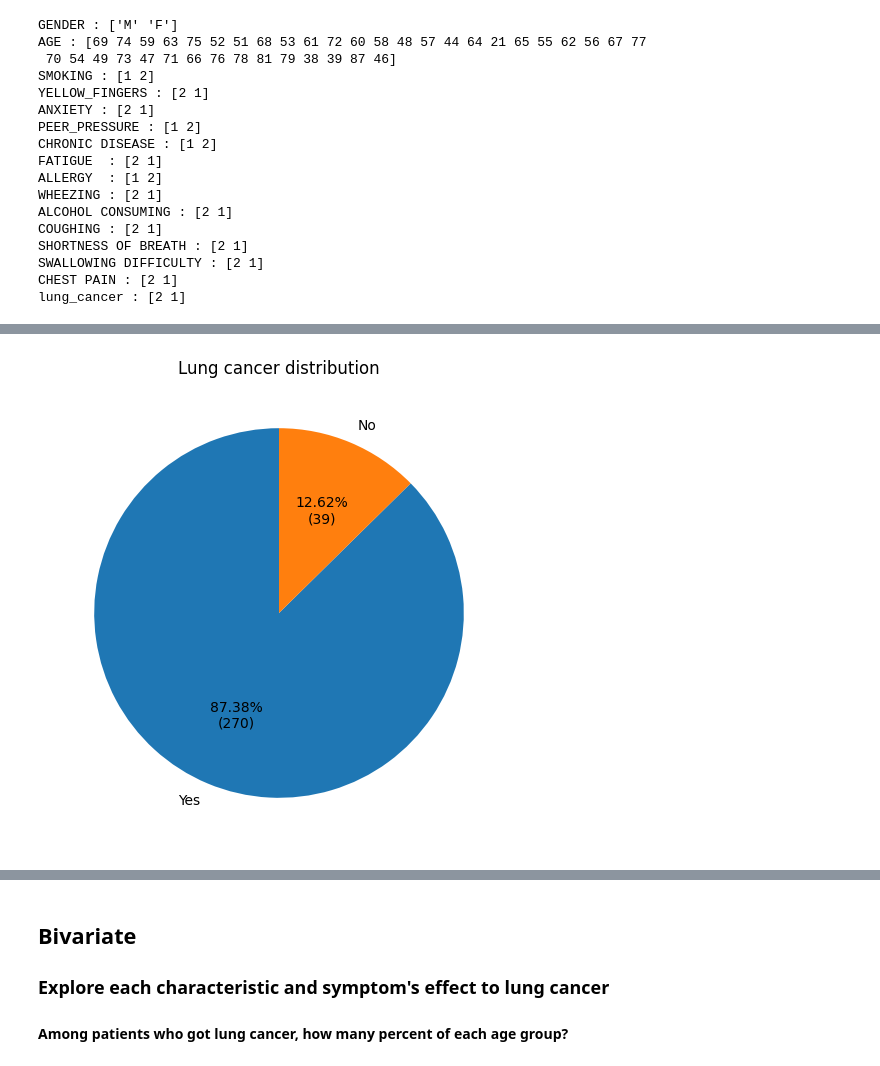
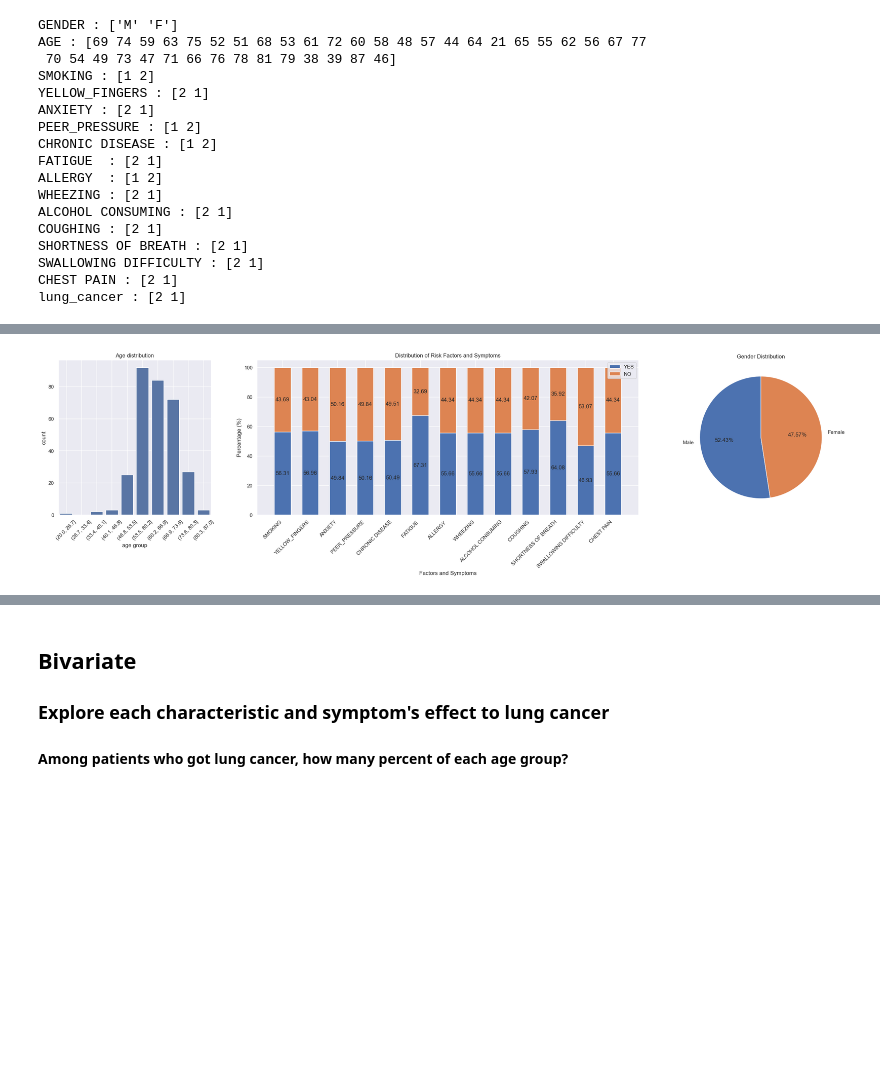
Before and after one commit to hieungoclb02/Lung-cancer-survey, a Jupyter notebook: Code.ipynb, the cells around one changed output, grey strips where cells are left out. Saved outputs shown, nothing was run; the diff lists cells and outputs as text; code cells hidden in the pictures; blank space fills up the shorter version.

```diff
--- a/Code.ipynb
+++ b/Code.ipynb
@@ -153,7 +128,42 @@ plt.subplots_adjust(hspace=0.5)
-# %%
-fig, ax = plt.subplots(figsize=(10,6))
-new_df=df['lung_cancer'].value_counts().to_frame().reset_index()
-ax.pie(startangle=90,labels=['Yes','No'], x=new_df['count'], autopct=lambda p: '{:.2f}%\n({:,.0f})'.format(p, p * sum(new_df['count']) / 100));
-ax.set(title='Lung cancer distribution');
-# %% [output]
-[figure, removed]
+# %%
+sns.set_theme(style="darkgrid")
+chars=list(df.columns[2:-1])
+count={'YES':[],
+      'NO':[]}
+for i in chars:
+    count['YES'].append(round(df[df[i]==2].shape[0]/len(df)*100,2))
+    count['NO'].append(round(df[df[i]==1].shape[0]/len(df)*100,2))
+
+width = 0.6  # the width of the bars: can also be len(x) sequence
+
+fig, ax = plt.subplots(1, 3, figsize=(30, 6), gridspec_kw={'width_ratios': [1, 2.5,1]})
+bottom = np.zeros(len(chars))
+
+for yes_no, yes_no_count in count.items():
+    p = ax[1].bar(chars, yes_no_count, width, label=yes_no, bottom=bottom)
+    bottom += yes_no_count
+
+    ax[1].bar_label(p, label_type='center')
+
+ax[1].set(title='Distribution of Risk Factors and Symptoms',xlabel='Factors and Symptoms', ylabel='Percentage (%)')
+ax[1].set_xticks(range(len(chars)))
+ax[1].set_xticklabels(chars, rotation=45, ha='right')
+ax[1].legend()
+
+age=np.linspace(min(df.AGE)-1,max(df.AGE),11)
+df['age group']=pd.cut(df['AGE'], bins=age)
+df_age=df['age group'].value_counts().to_frame().reset_index()
+df_age['age group']=pd.Categorical(df_age['age group'],ordered=True)
+sns.countplot(x=df['age group'], ax = ax[0])
+ax[0].set(title='Age distribution')
+ax[0].tick_params(axis='x',rotation=45)
+ax[0].grid(True)
+
+gender=[len(df[df['GENDER']=='M']),len(df[df['GENDER']=='F'])]
+label=['Male','Female']
+ax[2].pie(gender,labels=label,autopct='%1.2f%%',startangle=90)
+ax[2].set(title='Gender Distribution')
+
+plt.show()
+# %% [output]
+[figure, added]
```
Also changed, not shown: parts of 24 cells of this notebook.
